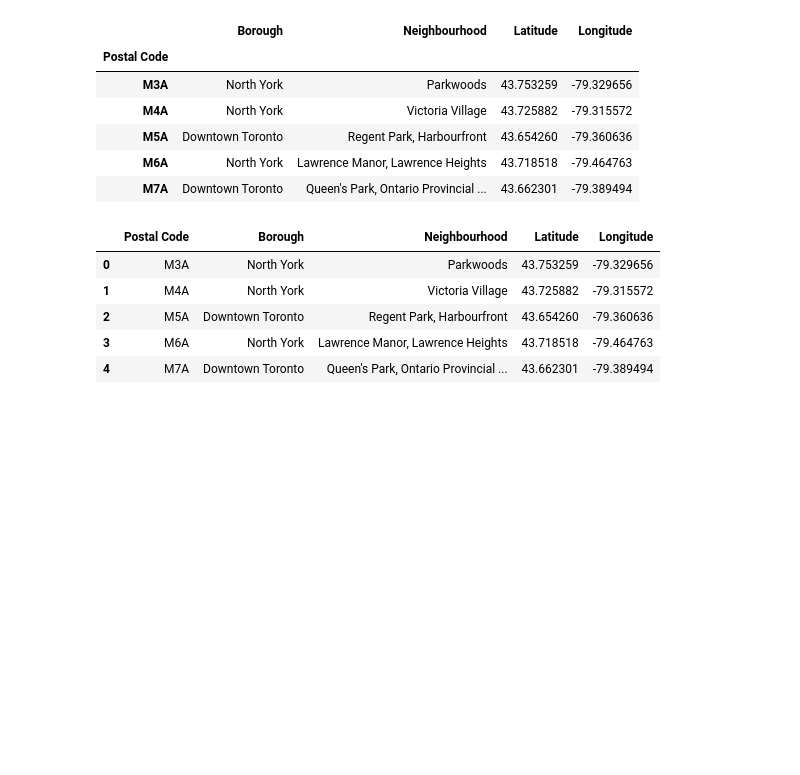
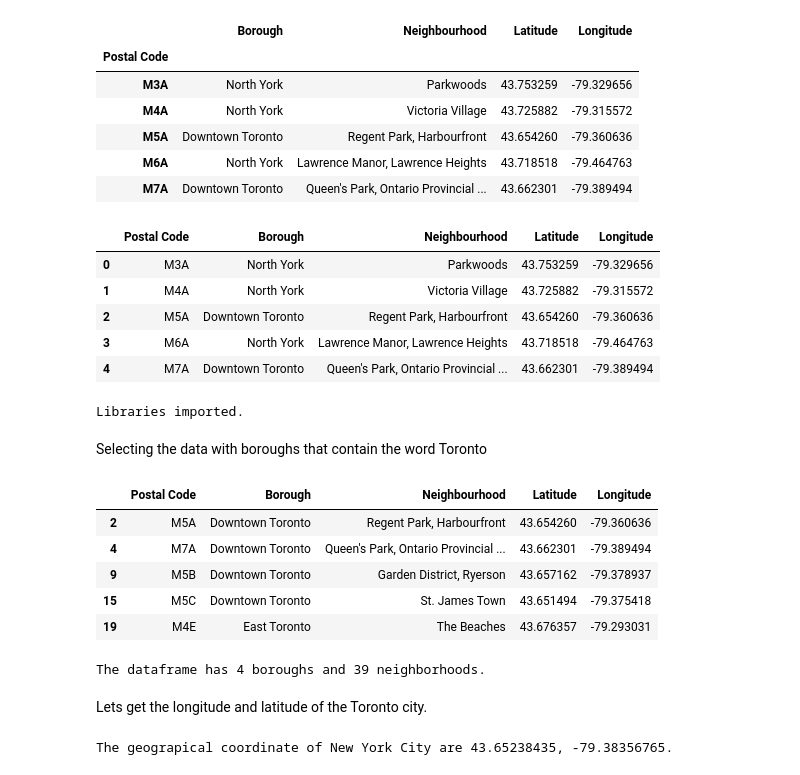
Before and after one commit to lovelesh-singla/Coursera_Capstone, a Jupyter notebook: Capstone Project.ipynb, the cells around one changed output. Drawn from its saved outputs; the diff is of its cells as text; code cells hidden in the pictures; blank space fills up the shorter version.

```diff
--- a/Capstone Project.ipynb
+++ b/Capstone Project.ipynb
@@ -114,3 +114,57 @@ df_final.head()
 | 2 | M5A | Downtown Toronto | Regent Park, Harbourfront | 43.654260 | -79.360636 |
 | 3 | M6A | North York | Lawrence Manor, Lawrence Heights | 43.718518 | -79.464763 |
 | 4 | M7A | Downtown Toronto | Queen's Park, Ontario Provincial ... | 43.662301 | -79.389494 |
+# %%
+import json # library to handle JSON files
+
+#!conda install -c conda-forge geopy --yes # uncomment this line if you haven't completed the Foursquare API lab
+from geopy.geocoders import Nominatim # convert an address into latitude and longitude values
+
+import requests # library to handle requests
+from pandas.io.json import json_normalize # tranform JSON file into a pandas dataframe
+
+# Matplotlib and associated plotting modules
+import matplotlib.cm as cm
+import matplotlib.colors as colors
+
+# import k-means from clustering stage
+from sklearn.cluster import KMeans
+
+#!conda install -c conda-forge folium=0.5.0 --yes # uncomment this line if you haven't completed the Foursquare API lab
+import folium # map rendering library
+
+print('Libraries imported.')
+# %% [output]
+Libraries imported.
+# %% [markdown]
+Selecting the data with boroughs that contain the word Toronto
+# %%
+neighborhoods=df_final[df_final['Borough'].str.contains("Toronto")]
+neighborhoods.head()
+# %% [output]
+|  | Postal Code | Borough | Neighbourhood | Latitude | Longitude |
+| 2 | M5A | Downtown Toronto | Regent Park, Harbourfront | 43.654260 | -79.360636 |
+| 4 | M7A | Downtown Toronto | Queen's Park, Ontario Provincial ... | 43.662301 | -79.389494 |
+| 9 | M5B | Downtown Toronto | Garden District, Ryerson | 43.657162 | -79.378937 |
+| 15 | M5C | Downtown Toronto | St. James Town | 43.651494 | -79.375418 |
+| 19 | M4E | East Toronto | The Beaches | 43.676357 | -79.293031 |
+# %%
+print('The dataframe has {} boroughs and {} neighborhoods.'.format(
+        len(neighborhoods['Borough'].unique()),
+        neighborhoods.shape[0]
+    )
+)
+# %% [output]
+The dataframe has 4 boroughs and 39 neighborhoods.
+# %% [markdown]
+Lets get the longitude and latitude of the Toronto city.
+# %%
+address = 'Toronto, TO'
+
+geolocator = Nominatim(user_agent="to_explorer")
+location = geolocator.geocode(address)
+latitude = location.latitude
+longitude = location.longitude
+print('The geograpical coordinate of Toronto City are {}, {}.'.format(latitude, longitude))
+# %% [output]
+The geograpical coordinate of New York City are 43.65238435, -79.38356765.
```
Also changed, not shown: parts of 2 cells of this notebook.
